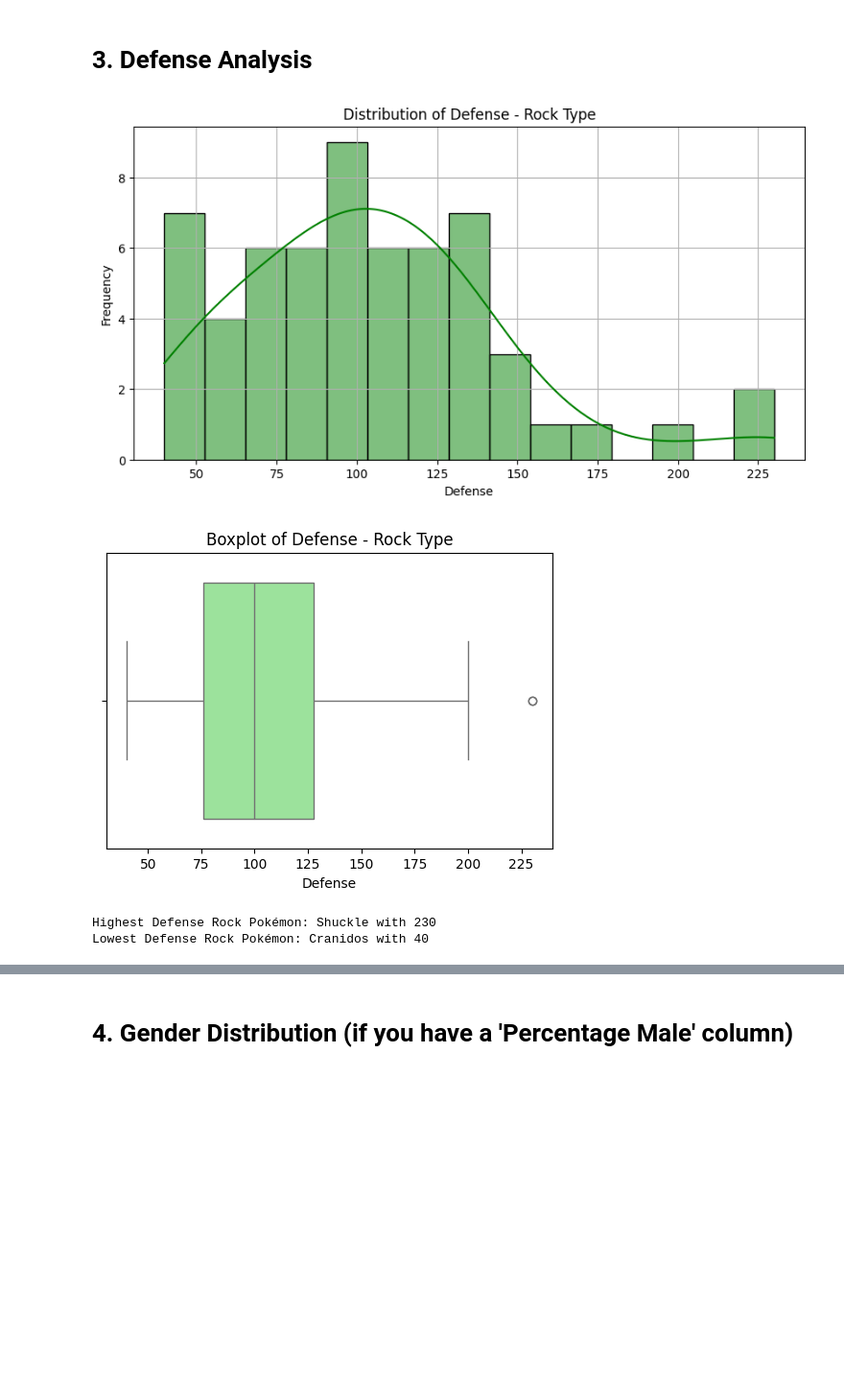
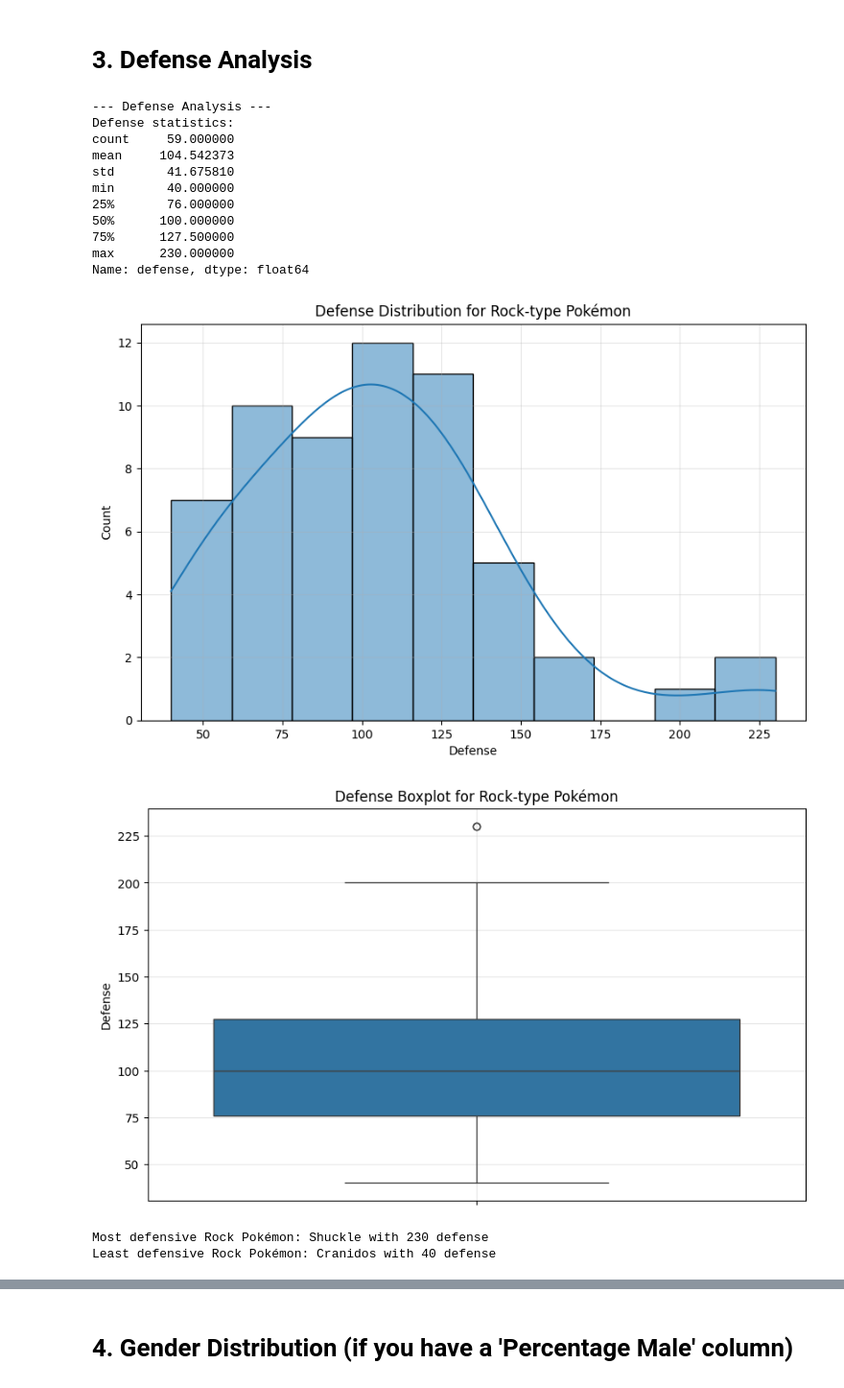
Before and after one commit to driosoft-pro/DataPokemonBattle, a Jupyter notebook: pokemon_battle_rock.ipynb, the cells around one changed output, grey strips where cells are left out. Shown at 96% size. Cells and saved outputs as stored; diff of their text form; code cells hidden in the pictures; blank space fills up the shorter version.

```diff
--- a/pokemon_battle_rock.ipynb
+++ b/pokemon_battle_rock.ipynb
@@ -80,9 +45,9 @@ print(df_rock.columns.tolist())
 # %% [markdown]
 # 1. Basic Count
 # %%
-# Filter the dataset to include only rock-type Pokémon
-rock_pokemon = df[(df['type1'] == 'rock') | (df['type2'] == 'rock')].reset_index(drop=True)
-print(f"Total Rock-type Pokémon: {rock_pokemon.shape[0]}")
+# Filter Rock-type Pokémon
+df_rock = df[(df['type1'] == 'rock') | (df['type2'] == 'rock')]
+print(f"Total Rock-type Pokémon: {len(df_rock)}")
 # %% [output]
 Total Rock-type Pokémon: 59
 # %% [markdown]
@@ -117,27 +112,58 @@ Weakest Rock Pokémon: Roggenrola with Total = 280
 # %% [markdown]
 # 3. Defense Analysis
 # %%
-plt.figure(figsize=(10, 5))
-sns.histplot(df_rock['defense'], kde=True, bins=15, color='green')
-plt.title('Distribution of Defense - Rock Type')
+# Calculate basic statistics for defense
+print("\n--- Defense Analysis ---")
+print("Defense statistics:")
+print(df_rock['defense'].describe())
+
+# Create histogram for defense distribution
+plt.figure(figsize=(10, 6))
+sns.histplot(df_rock['defense'], kde=True, bins=10)
+plt.title('Defense Distribution for Rock-type Pokémon')
 plt.xlabel('Defense')
-plt.ylabel('Frequency')
-plt.grid(True)
+plt.ylabel('Count')
+plt.grid(True, alpha=0.3)
 plt.show()
 
-plt.figure(figsize=(6, 4))
-sns.boxplot(x=df_rock['defense'], color='lightgreen')
-plt.title('Boxplot of Defense - Rock Type')
-plt.xlabel('Defense')
+# Create boxplot for defense
+plt.figure(figsize=(10, 6))
+sns.boxplot(y=df_rock['defense'])
+plt.title('Defense Boxplot for Rock-type Pokémon')
+plt.ylabel('Defense')
+plt.grid(True, alpha=0.3)
 plt.show()
 
-# Highest and lowest defense
-strongest_defense = df_rock.loc[df_rock['defense'].idxmax()]
-weakest_defense = df_rock.loc[df_rock['defense'].idxmin()]
-print(f"Highest Defense Rock Pokémon: {strongest_defense['name']} with {strongest_defense['defense']}")
-print(f"Lowest Defense Rock Pokémon: {weakest_defense['name']} with {weakest_defense['defense']}")
+# Find the most defensive and least defensive rock Pokémon
+most_defensive = df_rock.loc[df_rock['defense'].idxmax()]
+least_defensive = df_rock.loc[df_rock['defense'].idxmin()]
+
+print(f"\nMost defensive Rock Pokémon: {most_defensive['name']} with {most_defensive['defense']} defense")
+print(f"Least defensive Rock Pokémon: {least_defensive['name']} with {least_defensive['defense']} defense")
+
+# Create a bar chart of the top 10 rock Pokémon by defense
+top_10_defense = df_rock.sort_values('defense', ascending=False).head(10)
+plt.figure(figsize=(12, 6))
+sns.barplot(x='name', y='defense', data=top_10_defense)
+plt.title('Top 10 Rock-type Pokémon by Defense')
+plt.xlabel('Pokémon')
+plt.ylabel('Defense')
+plt.xticks(rotation=45, ha='right')
+plt.tight_layout()
+plt.show()
 # %% [output]
+--- Defense Analysis ---
+Defense statistics:
+count     59.000000
+mean     104.542373
+std       41.675810
+min       40.000000
+25%       76.000000
+50%      100.000000
+75%      127.500000
+max      230.000000
+Name: defense, dtype: float64
-[figure, old version]
+[figure, new version]
-[figure, old version]
+[figure, new version]
-Highest Defense Rock Pokémon: Shuckle with 230
-Lowest Defense Rock Pokémon: Cranidos with 40
+Most defensive Rock Pokémon: Shuckle with 230 defense
+Least defensive Rock Pokémon: Cranidos with 40 defense
```
Also changed, not shown: parts of 12 cells of this notebook, 1 other file.
